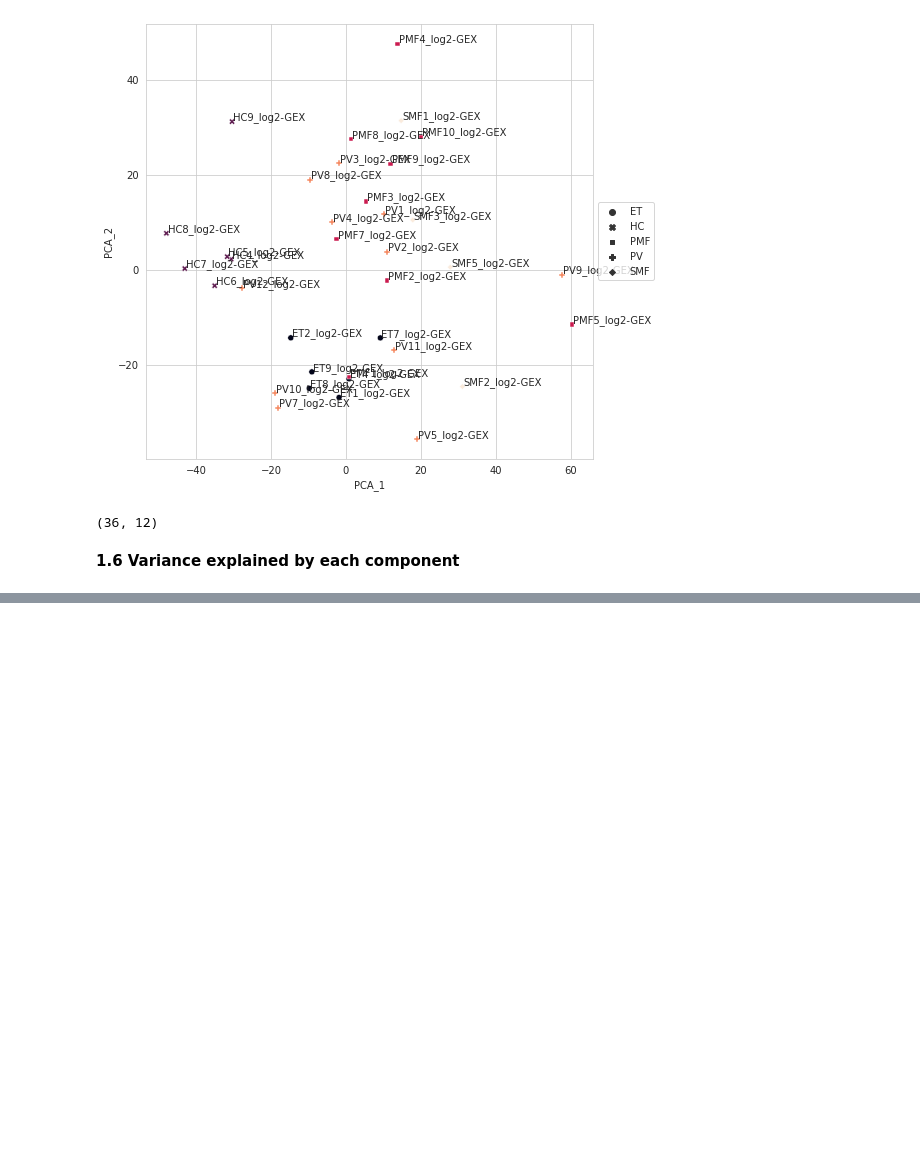
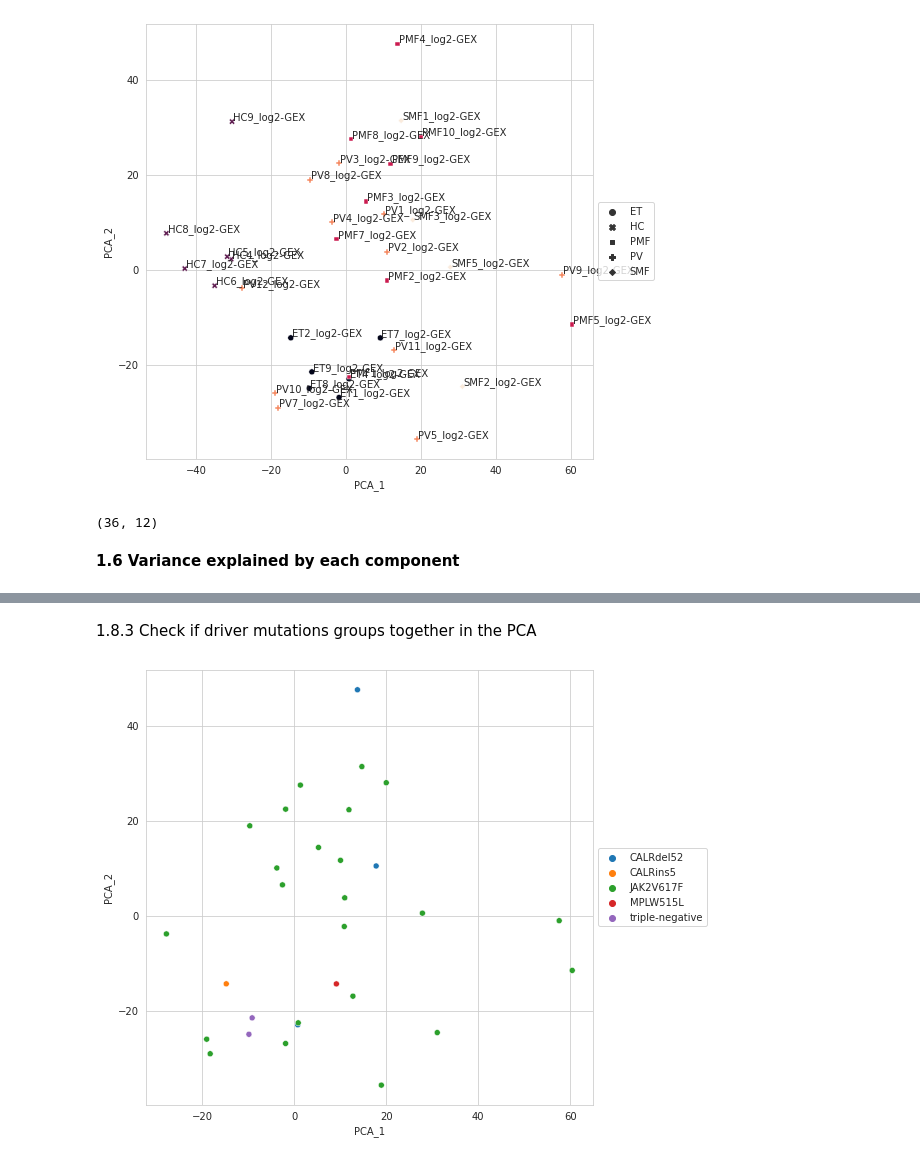
Before and after one commit to SushmitaM1/RNA_Analysis_python, a Jupyter notebook: RNA_expression_analysis_Python3.ipynb, the cells around one changed output, grey strips where cells are left out. Saved outputs shown, nothing was run; the diff lists cells and outputs as text; code cells hidden in the pictures; blank space fills up the shorter version.

```diff
--- a/RNA_expression_analysis_Python3.ipynb
+++ b/RNA_expression_analysis_Python3.ipynb
@@ -189,0 +263,13 @@ data.obs.shape
+# %% [markdown]
+1.8.3 Check if driver mutations groups together in the PCA
+# %%
+# Coloring PCA using Driver mutation metadata
+plt.figure(figsize=(8,8))
+sns.scatterplot(x=label1, y=label2,
+                hue = data.obs['Driver mutation'],           # colors in the plot
+                data=data.obs,
+                legend=True)
+plt.legend(loc='center left', bbox_to_anchor=(1, 0.5))
+plt.show()
+# %% [output]
+[figure, added]
```
Also changed, not shown: parts of 15 cells of this notebook.
